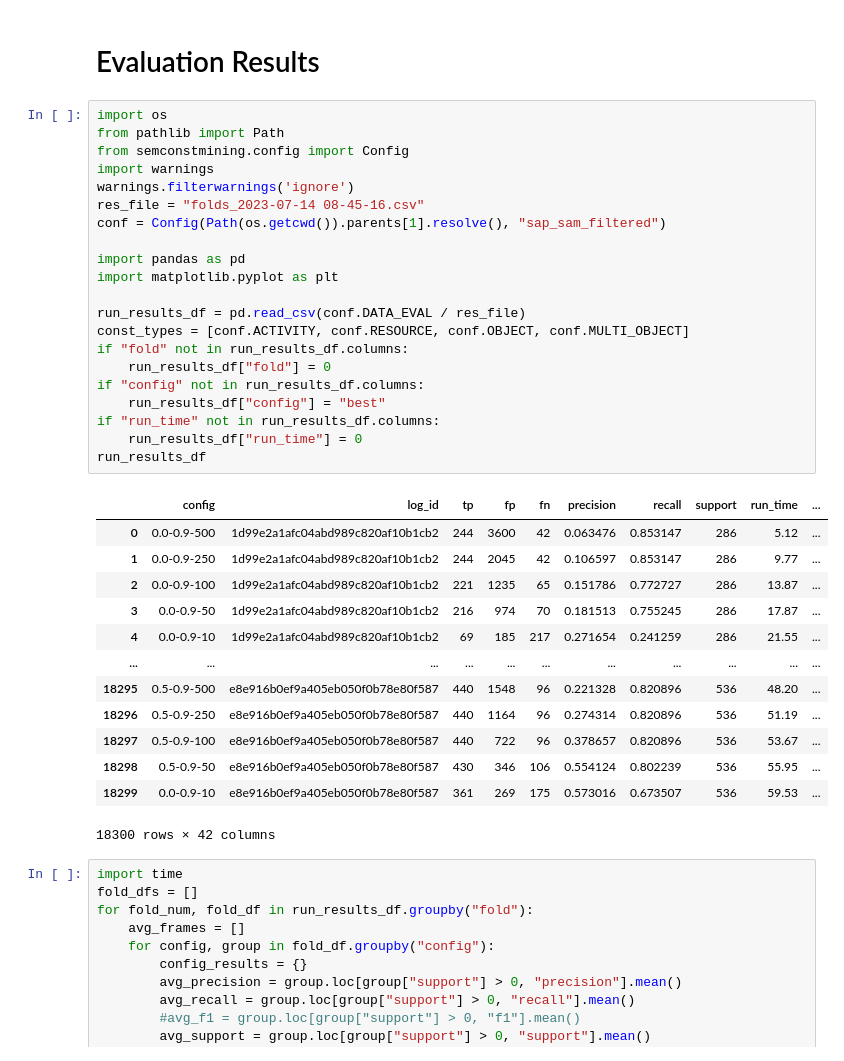
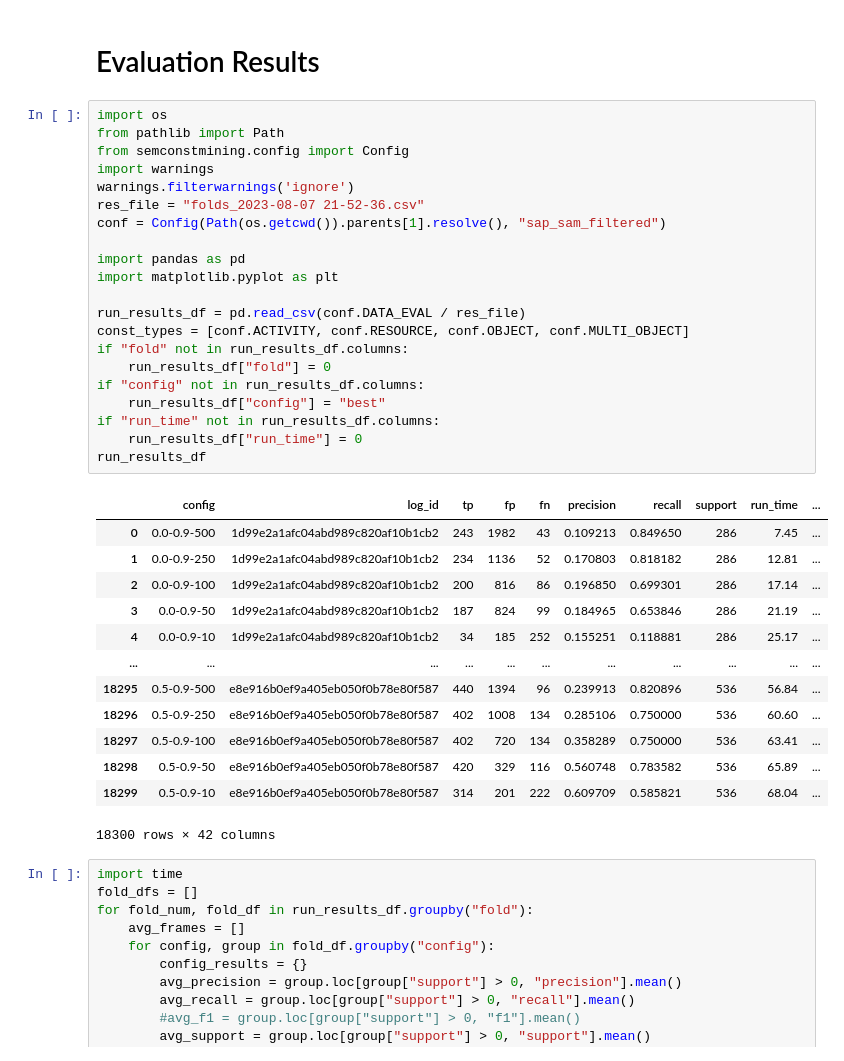
Before and after one commit to a-rebmann/semantic-constraint-miner, a Jupyter notebook: notebooks/evaluation_results.ipynb, the cells around one changed output. Cells and saved outputs as stored; diff of their text form.

```diff
--- a/notebooks/evaluation_results.ipynb
+++ b/notebooks/evaluation_results.ipynb
@@ -3,37 +3,37 @@
 # %%
 import os
 from pathlib import Path
 from semconstmining.config import Config
 import warnings
 warnings.filterwarnings('ignore')
-res_file = "folds_2023-07-14 08-45-16.csv"
+res_file = "folds_2023-08-07 21-52-36.csv"
 conf = Config(Path(os.getcwd()).parents[1].resolve(), "sap_sam_filtered")
 
 import pandas as pd
 import matplotlib.pyplot as plt
 
 run_results_df = pd.read_csv(conf.DATA_EVAL / res_file)
 const_types = [conf.ACTIVITY, conf.RESOURCE, conf.OBJECT, conf.MULTI_OBJECT]
 if "fold" not in run_results_df.columns:
     run_results_df["fold"] = 0
 if "config" not in run_results_df.columns:
     run_results_df["config"] = "best"
 if "run_time" not in run_results_df.columns:
     run_results_df["run_time"] = 0
 run_results_df
 # %% [output]
 |  | config | log_id | tp | fp | fn | precision | recall | support | run_time | ... |
-| 0 | 0.0-0.9-500 | 1d99e2a1afc04abd989c820af10b1cb2 | 244 | 3600 | 42 | 0.063476 | 0.853147 | 286 | 5.12 | ... |
-| 1 | 0.0-0.9-250 | 1d99e2a1afc04abd989c820af10b1cb2 | 244 | 2045 | 42 | 0.106597 | 0.853147 | 286 | 9.77 | ... |
-| 2 | 0.0-0.9-100 | 1d99e2a1afc04abd989c820af10b1cb2 | 221 | 1235 | 65 | 0.151786 | 0.772727 | 286 | 13.87 | ... |
-| 3 | 0.0-0.9-50 | 1d99e2a1afc04abd989c820af10b1cb2 | 216 | 974 | 70 | 0.181513 | 0.755245 | 286 | 17.87 | ... |
-| 4 | 0.0-0.9-10 | 1d99e2a1afc04abd989c820af10b1cb2 | 69 | 185 | 217 | 0.271654 | 0.241259 | 286 | 21.55 | ... |
+| 0 | 0.0-0.9-500 | 1d99e2a1afc04abd989c820af10b1cb2 | 243 | 1982 | 43 | 0.109213 | 0.849650 | 286 | 7.45 | ... |
+| 1 | 0.0-0.9-250 | 1d99e2a1afc04abd989c820af10b1cb2 | 234 | 1136 | 52 | 0.170803 | 0.818182 | 286 | 12.81 | ... |
+| 2 | 0.0-0.9-100 | 1d99e2a1afc04abd989c820af10b1cb2 | 200 | 816 | 86 | 0.196850 | 0.699301 | 286 | 17.14 | ... |
+| 3 | 0.0-0.9-50 | 1d99e2a1afc04abd989c820af10b1cb2 | 187 | 824 | 99 | 0.184965 | 0.653846 | 286 | 21.19 | ... |
+| 4 | 0.0-0.9-10 | 1d99e2a1afc04abd989c820af10b1cb2 | 34 | 185 | 252 | 0.155251 | 0.118881 | 286 | 25.17 | ... |
 | ... | ... | ... | ... | ... | ... | ... | ... | ... | ... | ... |
-| 18295 | 0.5-0.9-500 | e8e916b0ef9a405eb050f0b78e80f587 | 440 | 1548 | 96 | 0.221328 | 0.820896 | 536 | 48.20 | ... |
-| 18296 | 0.5-0.9-250 | e8e916b0ef9a405eb050f0b78e80f587 | 440 | 1164 | 96 | 0.274314 | 0.820896 | 536 | 51.19 | ... |
-| 18297 | 0.5-0.9-100 | e8e916b0ef9a405eb050f0b78e80f587 | 440 | 722 | 96 | 0.378657 | 0.820896 | 536 | 53.67 | ... |
-| 18298 | 0.5-0.9-50 | e8e916b0ef9a405eb050f0b78e80f587 | 430 | 346 | 106 | 0.554124 | 0.802239 | 536 | 55.95 | ... |
-| 18299 | 0.0-0.9-10 | e8e916b0ef9a405eb050f0b78e80f587 | 361 | 269 | 175 | 0.573016 | 0.673507 | 536 | 59.53 | ... |
+| 18295 | 0.5-0.9-500 | e8e916b0ef9a405eb050f0b78e80f587 | 440 | 1394 | 96 | 0.239913 | 0.820896 | 536 | 56.84 | ... |
+| 18296 | 0.5-0.9-250 | e8e916b0ef9a405eb050f0b78e80f587 | 402 | 1008 | 134 | 0.285106 | 0.750000 | 536 | 60.60 | ... |
+| 18297 | 0.5-0.9-100 | e8e916b0ef9a405eb050f0b78e80f587 | 402 | 720 | 134 | 0.358289 | 0.750000 | 536 | 63.41 | ... |
+| 18298 | 0.5-0.9-50 | e8e916b0ef9a405eb050f0b78e80f587 | 420 | 329 | 116 | 0.560748 | 0.783582 | 536 | 65.89 | ... |
+| 18299 | 0.5-0.9-10 | e8e916b0ef9a405eb050f0b78e80f587 | 314 | 201 | 222 | 0.609709 | 0.585821 | 536 | 68.04 | ... |
 18300 rows × 42 columns
 # %%
 import time
```
Also changed, not shown: parts of 1 cell of this notebook.
